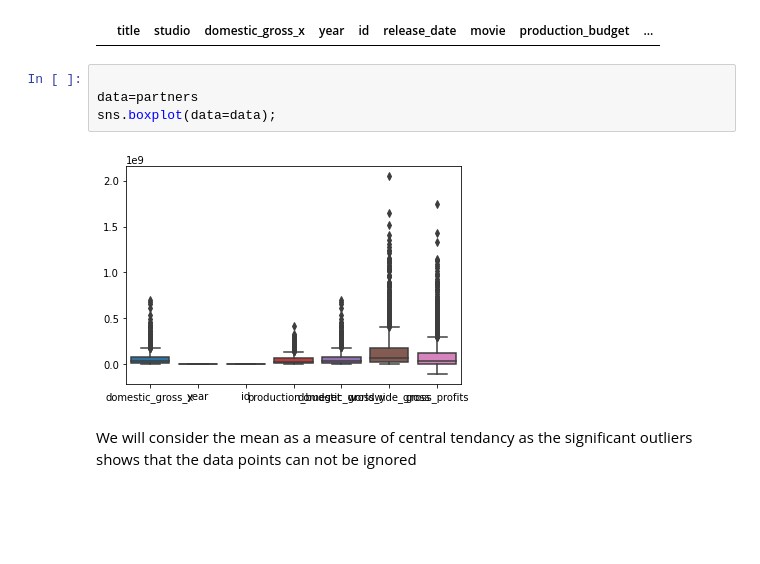
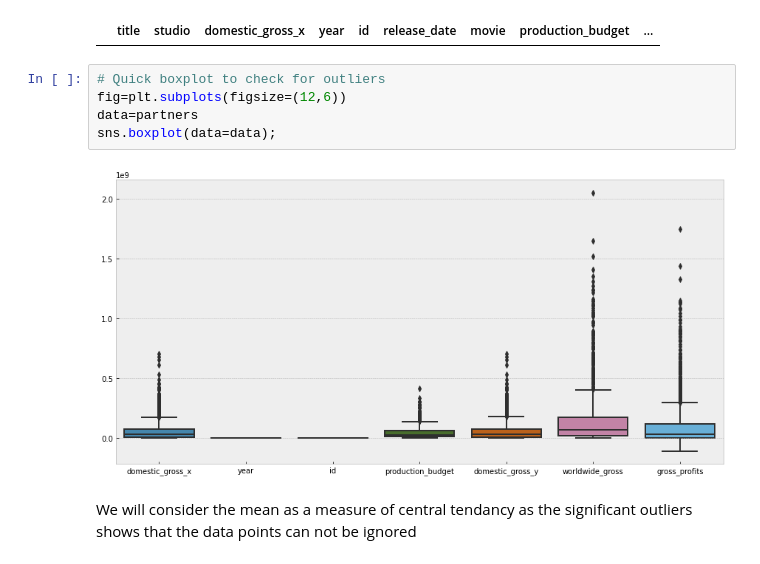
Before and after one commit to AtomHarris/Project_Phase-1, a Jupyter notebook: Final Jupyter Notebook.ipynb, the cells around one changed output. Saved outputs shown, nothing was run; the diff lists cells and outputs as text; blank space fills up the shorter version.

```diff
--- a/Final Jupyter Notebook.ipynb
+++ b/Final Jupyter Notebook.ipynb
@@ -1249,11 +1250,12 @@ get_duplicates(partners)
 # %% [output]
 |  | title | studio | domestic_gross_x | year | id | release_date | movie | production_budget | ... |
 # %%
-
+# Quick boxplot to check for outliers
+fig=plt.subplots(figsize=(12,6))
 data=partners
 sns.boxplot(data=data);
 # %% [output]
-[figure, old version]
+[figure, new version]
 # %% [markdown]
 We will consider the mean as a measure of central tendancy as the significant outliers shows that the data points can not be ignored
 # %%
```
Also changed, not shown: parts of 10 cells of this notebook.
